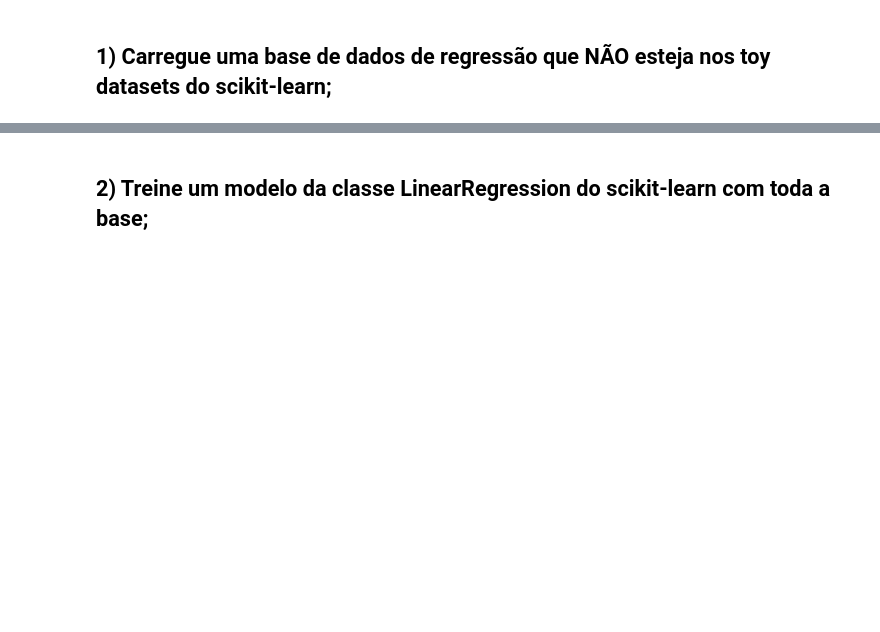
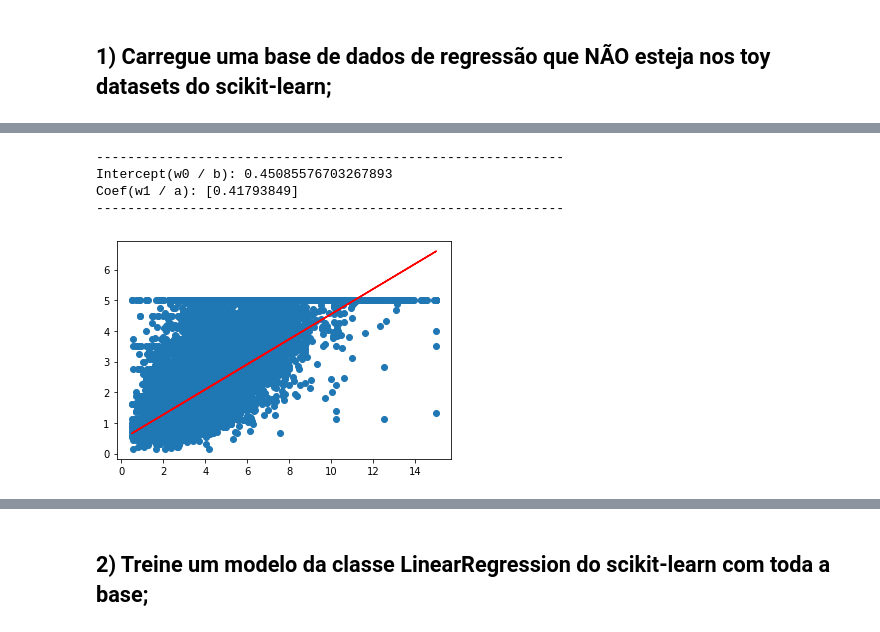
Before and after one commit to TNK443/RecPadroes, a Jupyter notebook: 01_Regressão_Tarefa.ipynb, the cells around one changed output, grey strips where cells are left out. Cells and saved outputs as stored; diff of their text form; code cells hidden in the pictures; blank space fills up the shorter version.

```diff
--- a/01_Regressão_Tarefa.ipynb
+++ b/01_Regressão_Tarefa.ipynb
@@ -23,0 +103,37 @@ import numpy as np
+# %%
+# --------------------------------------------------------------------------------
+# REGRESSAO SOMENTE DA DIMENTSSAO 0
+# --------------------------------------------------------------------------------
+from sklearn.linear_model import LinearRegression
+
+modelo = LinearRegression()
+modelo.fit(X0, y)
+
+print('-' * 60)
+print("Intercept(w0 / b):", modelo.intercept_)
+print("Coef(w1 / a):", modelo.coef_)
+print('-' * 60)
+# --------------------------------------------------------------------------------
+# %% [output]
+------------------------------------------------------------
+Intercept(w0 / b): 0.45085576703267893
+Coef(w1 / a): [0.41793849]
+------------------------------------------------------------
+# %%
+# --------------------------------------------------------------------------------
+# COMPORTAMENTO/GRAFICO DA REGRESSAO DA DIMENTSSAO 8
+# COM BASE EM UMA FUNCAO LINEAR
+# --------------------------------------------------------------------------------
+def modelo_linear(X, a, b):
+    y = a*X + b
+    return y
+                          # a    b
+ypred = modelo_linear(X0, 0.41, 0.45)
+
+# plt.figure(figsize=(15,10))
+plt.scatter(X0, y)
+plt.plot(X0, ypred, 'r')
+plt.show()
+# --------------------------------------------------------------------------------
+# %% [output]
+[figure, added]
```
Also changed, not shown: parts of 16 cells of this notebook.
